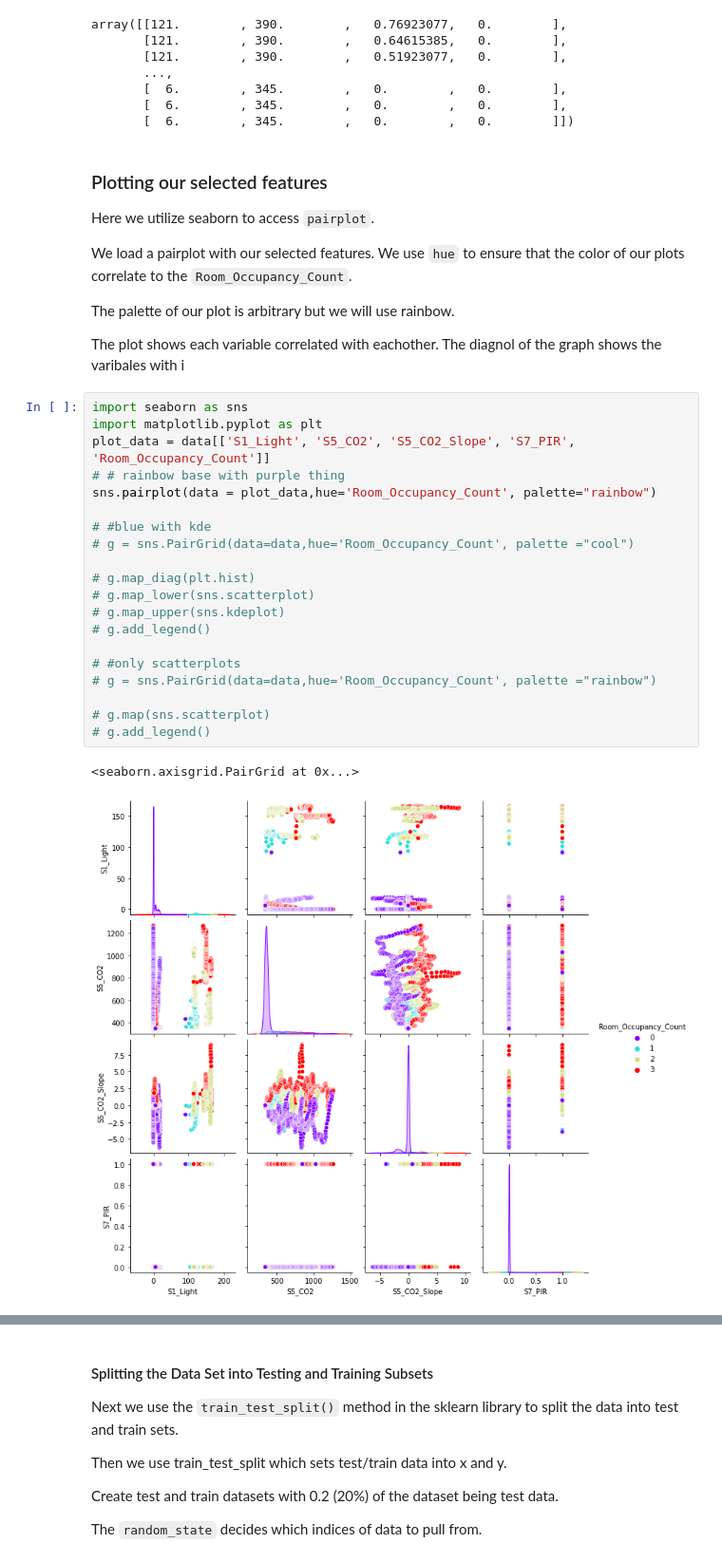
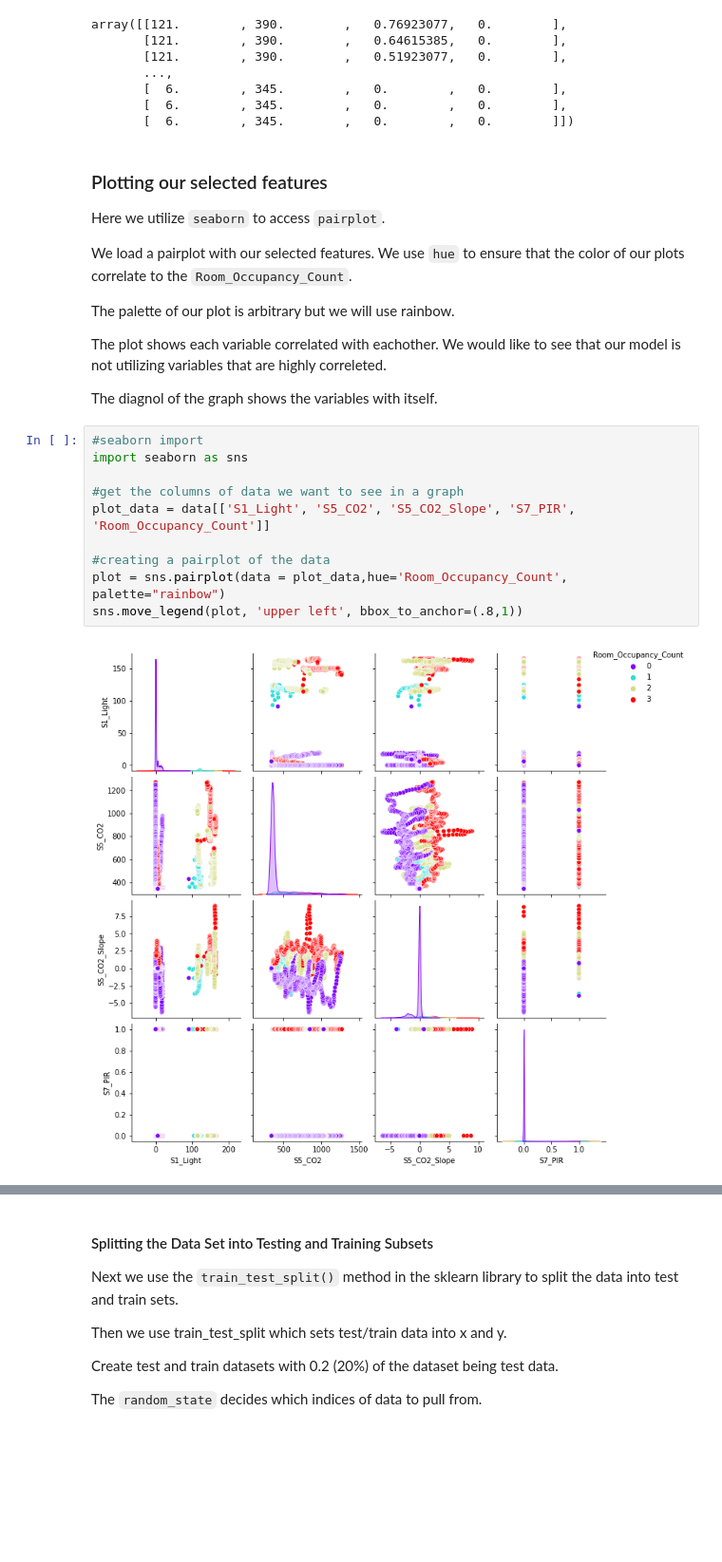
Before and after one commit to NBursch-Wallaroo/Wallaroo_Tutorials, a Jupyter notebook: room_occupancy/Multiple Linear Regression/V2_Notebook.ipynb, the cells around one changed output, grey strips where cells are left out. Shown at 95% size. Cells and saved outputs as stored; diff of their text form; blank space fills up the shorter version.

Commit message:
Changed plotting

```diff
--- a/room_occupancy/Multiple Linear Regression/V2_Notebook.ipynb
+++ b/room_occupancy/Multiple Linear Regression/V2_Notebook.ipynb
@@ -160,33 +160,24 @@ array([[121.        , 390.        ,   0.76923077,   0.        ],
 # %% [markdown]
 ### Plotting our selected features
 
-Here we utilize seaborn to access `pairplot`.
+Here we utilize `seaborn` to access `pairplot`.
 
 We load a pairplot with our selected features. We use `hue` to ensure that the color of our plots correlate to the `Room_Occupancy_Count`.
 
 The palette of our plot is arbitrary but we will use rainbow.
 
-The plot shows each variable correlated with eachother. The diagnol of the graph shows the varibales with i
+The plot shows each variable correlated with eachother. We would like to see that our model is not utilizing variables that are highly correleted.
+
+The diagnol of the graph shows the variables with itself.
-# %%
-import seaborn as sns
-import matplotlib.pyplot as plt
-plot_data = data[['S1_Light', 'S5_CO2', 'S5_CO2_Slope', 'S7_PIR', 'Room_Occupancy_Count']]
-# # rainbow base with purple thing
-sns.pairplot(data = plot_data,hue='Room_Occupancy_Count', palette="rainbow")
-
-# #blue with kde
-# g = sns.PairGrid(data=data,hue='Room_Occupancy_Count', palette ="cool")
-
-# g.map_diag(plt.hist)
-# g.map_lower(sns.scatterplot)
-# g.map_upper(sns.kdeplot)
-# g.add_legend()
-
-# #only scatterplots
-# g = sns.PairGrid(data=data,hue='Room_Occupancy_Count', palette ="rainbow")
-
-# g.map(sns.scatterplot)
-# g.add_legend()
-# %% [output]
-<seaborn.axisgrid.PairGrid at 0x...>
-[figure, removed]
+# %%
+#seaborn import
+import seaborn as sns
+
+#get the columns of data we want to see in a graph
+plot_data = data[['S1_Light', 'S5_CO2', 'S5_CO2_Slope', 'S7_PIR', 'Room_Occupancy_Count']]
+
+#creating a pairplot of the data
+plot = sns.pairplot(data = plot_data,hue='Room_Occupancy_Count', palette="rainbow")
+sns.move_legend(plot, 'upper left', bbox_to_anchor=(.8,1))
+# %% [output]
+[figure, added]
```
Also changed, not shown: parts of 4 cells of this notebook, 1 other file.
